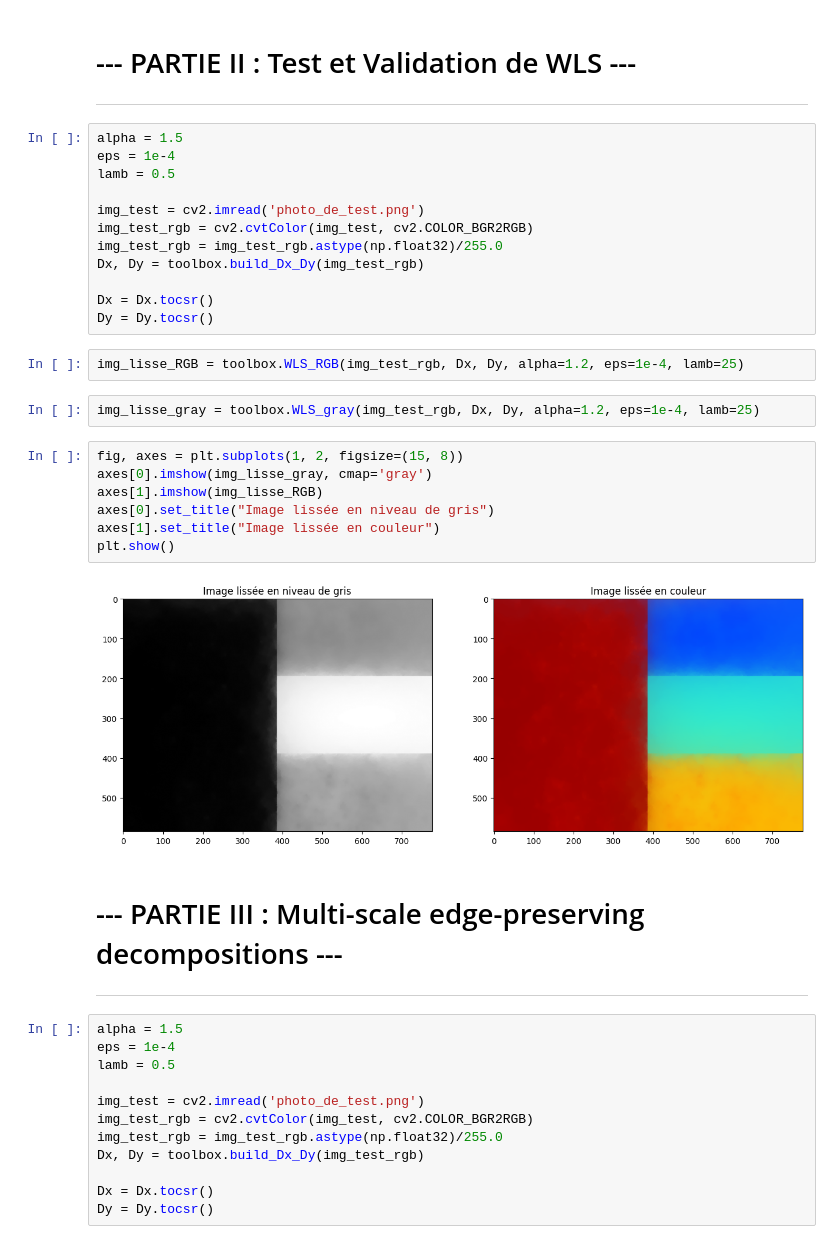
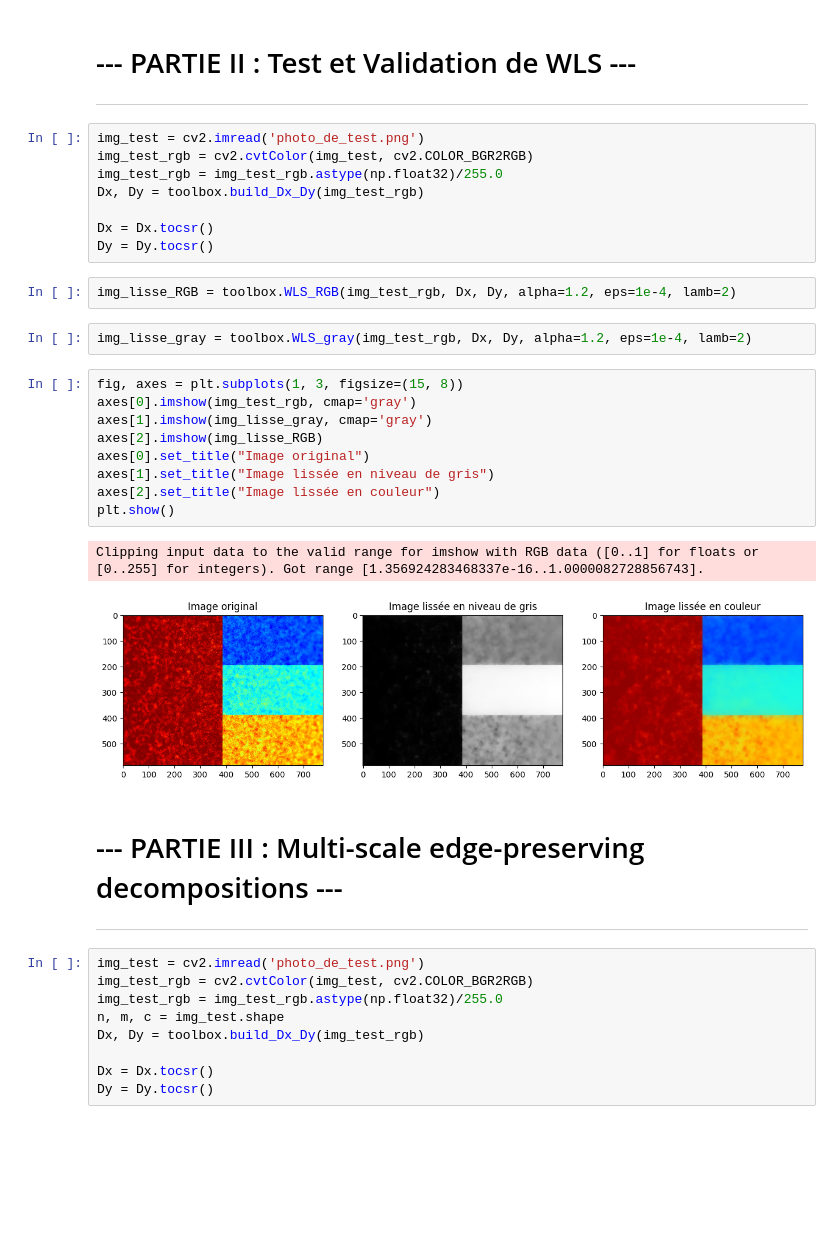
Before and after one commit to OiseauDesNuages/Projet_Image, a Jupyter notebook: projet.ipynb, the cells around one changed output. Cells and saved outputs as stored; diff of their text form; blank space fills up the shorter version.

```diff
--- a/projet.ipynb
+++ b/projet.ipynb
@@ -37,10 +32,6 @@ toolbox.comparer_gradients(img_bgr, Dx, Dy)
 
 ---
 # %%
-alpha = 1.5
-eps = 1e-4
-lamb = 0.5
-
 img_test = cv2.imread('photo_de_test.png')
 img_test_rgb = cv2.cvtColor(img_test, cv2.COLOR_BGR2RGB)
 img_test_rgb = img_test_rgb.astype(np.float32)/255.0
@@ -49,30 +40,30 @@ Dx, Dy = toolbox.build_Dx_Dy(img_test_rgb)
 Dx = Dx.tocsr()
 Dy = Dy.tocsr()
 # %%
-img_lisse_RGB = toolbox.WLS_RGB(img_test_rgb, Dx, Dy, alpha=1.2, eps=1e-4, lamb=25)
+img_lisse_RGB = toolbox.WLS_RGB(img_test_rgb, Dx, Dy, alpha=1.2, eps=1e-4, lamb=2)
 # %%
-img_lisse_gray = toolbox.WLS_gray(img_test_rgb, Dx, Dy, alpha=1.2, eps=1e-4, lamb=25)
+img_lisse_gray = toolbox.WLS_gray(img_test_rgb, Dx, Dy, alpha=1.2, eps=1e-4, lamb=2)
 # %%
-fig, axes = plt.subplots(1, 2, figsize=(15, 8))
-axes[0].imshow(img_lisse_gray, cmap='gray')
-axes[1].imshow(img_lisse_RGB)
-axes[0].set_title("Image lissée en niveau de gris")
-axes[1].set_title("Image lissée en couleur")
+fig, axes = plt.subplots(1, 3, figsize=(15, 8))
+axes[0].imshow(img_test_rgb, cmap='gray')
+axes[1].imshow(img_lisse_gray, cmap='gray')
+axes[2].imshow(img_lisse_RGB)
+axes[0].set_title("Image original")
+axes[1].set_title("Image lissée en niveau de gris")
+axes[2].set_title("Image lissée en couleur")
 plt.show()
 # %% [output]
+Clipping input data to the valid range for imshow with RGB data ([0..1] for floats or [0..255] for integers). Got range [1.356924283468337e-16..1.0000082728856743].
-[figure, old version]
+[figure, new version]
 # %% [markdown]
 # --- PARTIE III :  Multi-scale edge-preserving decompositions ---
 
 ---
 # %%
-alpha = 1.5
-eps = 1e-4
-lamb = 0.5
-
 img_test = cv2.imread('photo_de_test.png')
 img_test_rgb = cv2.cvtColor(img_test, cv2.COLOR_BGR2RGB)
 img_test_rgb = img_test_rgb.astype(np.float32)/255.0
+n, m, c = img_test.shape
 Dx, Dy = toolbox.build_Dx_Dy(img_test_rgb)
 
 Dx = Dx.tocsr()
```
Also changed, not shown: parts of 13 cells of this notebook, 2 other files.
